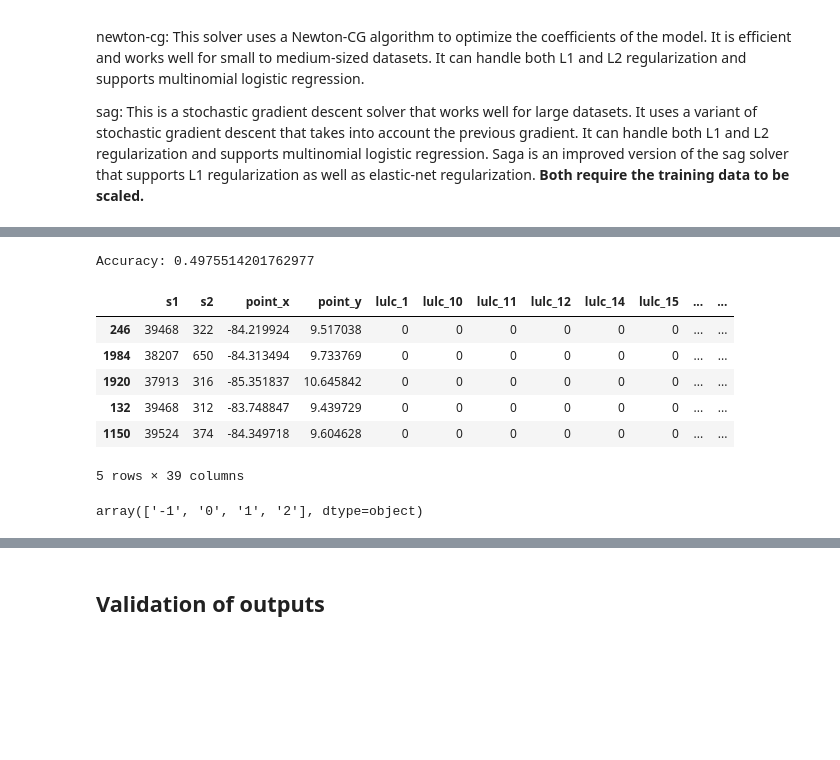
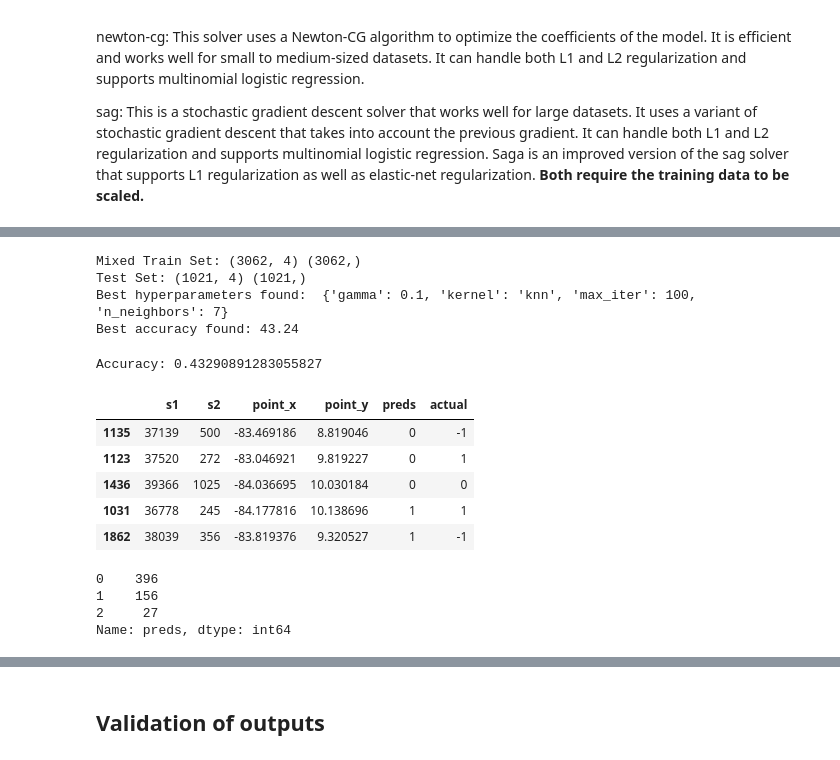
Before and after one commit to wri/plantation_classifier, a Jupyter notebook: notebooks/label_propagation.ipynb, the cells around one changed output, grey strips where cells are left out. Drawn from its saved outputs; the diff is of its cells as text; code cells hidden in the pictures; blank space fills up the shorter version.

Commit message:
add gridsearch, tuning and fix unlabeled labels

```diff
--- a/notebooks/label_propagation.ipynb
+++ b/notebooks/label_propagation.ipynb
@@ -426,23 +450,62 @@ Test Set: (1021, 38) (1021,)
+# %%
+X = labeled[['s1','s2', 'point_x', 'point_y']]
+y = labeled['label']
+
+Xun = unlabeled[['s1','s2', 'point_x', 'point_y']]
+yun = unlabeled['label']
+
+# create the mixed training dataset
+X_mixed = pd.concat([X, Xun])
+y_mixed = pd.concat([y, yun])
+
+# have to train test split after to ensure train and text have same representation
+X_train, X_test, y_train, y_test = train_test_split(X_mixed, y_mixed, random_state=22, stratify=y_mixed)
+
+print('Mixed Train Set:', X_train.shape, y_train.shape)
+print('Test Set:', X_test.shape, y_test.shape)
+
+# perform scaling
+scaler = StandardScaler().fit(X_train)
+X_train_sc = scaler.transform(X_train)
+X_test_sc = scaler.transform(X_test)
+
+param_grid = {
+    'kernel': ['knn', 'rbf'],  # 2 different kernel choices
+    'gamma': [0.1, 1.0, 10.0],
+    'n_neighbors': [3, 5, 7],
+    'max_iter': [100, 500, 1000]}
+
+lp = LabelPropagation()
+gs_a = GridSearchCV(lp, param_grid, cv=5, scoring='accuracy', n_jobs=-1)
+gs_a.fit(X_train_sc, y_train)
+
+print("Best hyperparameters found: ", gs_a.best_params_)
+print(f'Best accuracy found: {round(gs_a.best_score_ * 100, 2)}')
+# %% [output]
+Mixed Train Set: (3062, 4) (3062,)
+Test Set: (1021, 4) (1021,)
+Best hyperparameters found:  {'gamma': 0.1, 'kernel': 'knn', 'max_iter': 100, 'n_neighbors': 7}
+Best accuracy found: 43.24
 # %%
-semisuper_model = LabelPropagation()
-semisuper_model.fit(X_train, y_train)
-yhat = semisuper_model.predict(X_test)
+model_a = LabelPropagation(gamma=.1,
+                           kernel='knn',
+                           max_iter=100,
+                           n_neighbors=7)
+
+model_a.fit(X_train_sc, y_train)
+yhat = model_a.predict(X_test_sc)
 score = accuracy_score(y_test, yhat)
 print(f'Accuracy: {score}')
 # %% [output]
-Accuracy: 0.4975514201762977
+Accuracy: 0.43290891283055827
 # %%
 X_test['preds'] = yhat
+X_test['actual'] = y_test
 X_test.head()
 # %% [output]
-|  | s1 | s2 | point_x | point_y | lulc_1 | lulc_10 | lulc_11 | lulc_12 | lulc_14 | lulc_15 | ... | ... |
-| 246 | 39468 | 322 | -84.219924 | 9.517038 | 0 | 0 | 0 | 0 | 0 | 0 | ... | ... |
-| 1984 | 38207 | 650 | -84.313494 | 9.733769 | 0 | 0 | 0 | 0 | 0 | 0 | ... | ... |
-| 1920 | 37913 | 316 | -85.351837 | 10.645842 | 0 | 0 | 0 | 0 | 0 | 0 | ... | ... |
-| 132 | 39468 | 312 | -83.748847 | 9.439729 | 0 | 0 | 0 | 0 | 0 | 0 | ... | ... |
-| 1150 | 39524 | 374 | -84.349718 | 9.604628 | 0 | 0 | 0 | 0 | 0 | 0 | ... | ... |
+|  | s1 | s2 | point_x | point_y | preds | actual |
+| 1135 | 37139 | 500 | -83.469186 | 8.819046 | 0 | -1 |
+| 1123 | 37520 | 272 | -83.046921 | 9.819227 | 0 | 1 |
+| 1436 | 39366 | 1025 | -84.036695 | 10.030184 | 0 | 0 |
+| 1031 | 36778 | 245 | -84.177816 | 10.138696 | 1 | 1 |
+| 1862 | 38039 | 356 | -83.819376 | 9.320527 | 1 | -1 |
-5 rows × 39 columns
-# %%
-semisuper_model.classes_
-# %% [output]
-array(['-1', '0', '1', '2'], dtype=object)
@@ -448,0 +514,7 @@ array(['-1', '0', '1', '2'], dtype=object)
+# %%
+misclass.preds.value_counts()
+# %% [output]
+0    396
+1    156
+2     27
+Name: preds, dtype: int64
```
Also changed, not shown: parts of 31 cells of this notebook.
